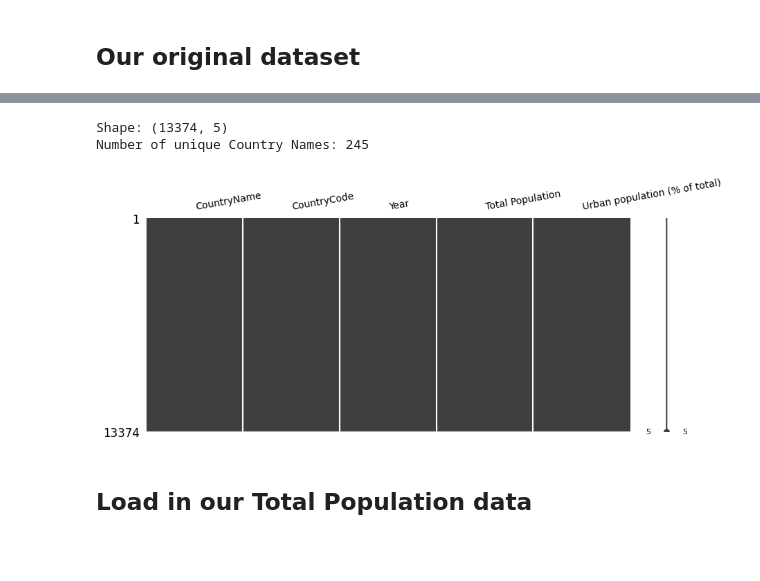
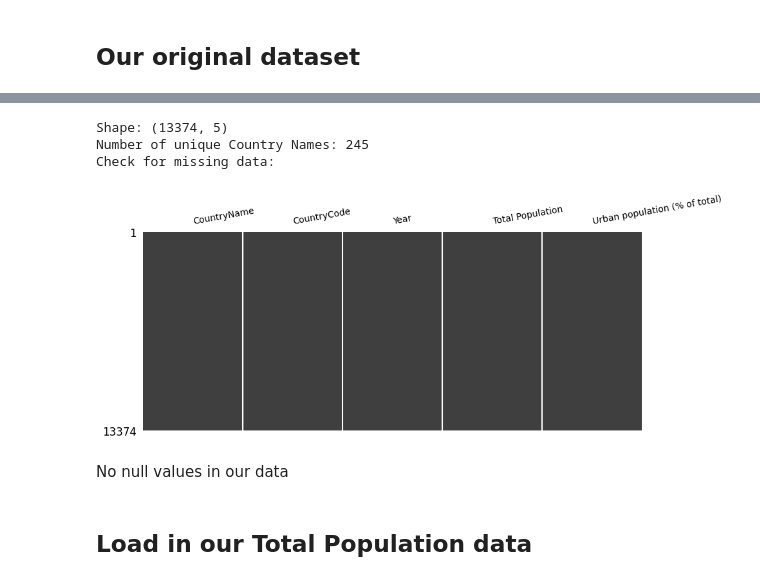
Before and after one commit to dmcmurchy/world_ind_pop_dataset_recreation, a Jupyter notebook: world_ind_pop_dataset_recreation.ipynb, the cells around one changed output, grey strips where cells are left out. Cells and saved outputs as stored; diff of their text form; code cells hidden in the pictures; blank space fills up the shorter version.

```diff
--- a/world_ind_pop_dataset_recreation.ipynb
+++ b/world_ind_pop_dataset_recreation.ipynb
@@ -93,29 +105,32 @@ import missingno as msno
 # %%
 # in case the file location changes we'll load the local copy
 # original_df = pd.read_csv('https://assets.datacamp.com/production/repositories/464/datasets/2175fef4b3691db03449bbc7ddffb740319c1131/world_ind_pop_data.csv')
 original_df = pd.read_csv('data/world_ind_pop_data.csv')
 display(original_df.head(10))
 print(f'Shape: {original_df.shape}')
 print(f'Number of unique Country Names: {original_df.CountryName.nunique()}')
 
 # check for missinginess
-msno.matrix(original_df, figsize=(10,4), fontsize=10, label_rotation=10)
-plt.show()
+print('Check for missing data:')
+msno.matrix(original_df, figsize=(10,4), fontsize=10, label_rotation=10, sparkline=False);
 # %% [output]
 |  | CountryName | CountryCode | Year | Total Population | Urban population (% of total) |
 | 0 | Arab World | ARB | 1960 | 9.249590e+07 | 31.285384 |
 | 1 | Caribbean small states | CSS | 1960 | 4.190810e+06 | 31.597490 |
 | 2 | Central Europe and the Baltics | CEB | 1960 | 9.140158e+07 | 44.507921 |
 | 3 | East Asia & Pacific (all income l... | EAS | 1960 | 1.042475e+09 | 22.471132 |
 | 4 | East Asia & Pacific (developing o... | EAP | 1960 | 8.964930e+08 | 16.917679 |
 | 5 | Euro area | EMU | 1960 | 2.653965e+08 | 62.096947 |
 | 6 | Europe & Central Asia (all income... | ECS | 1960 | 6.674890e+08 | 55.378977 |
 | 7 | Europe & Central Asia (developing... | ECA | 1960 | 1.553174e+08 | 38.066129 |
 | 8 | European Union | EUU | 1960 | 4.094985e+08 | 61.212898 |
 | 9 | Fragile and conflict affected sit... | FCS | 1960 | 1.203546e+08 | 17.891972 |
 Shape: (13374, 5)
 Number of unique Country Names: 245
+Check for missing data:
-[figure, old version]
+[figure, new version]
+# %% [markdown]
+No null values in our data
 # %% [markdown]
 ## Load in our Total Population data
 # %%
```
Also changed, not shown: parts of 58 cells of this notebook.
